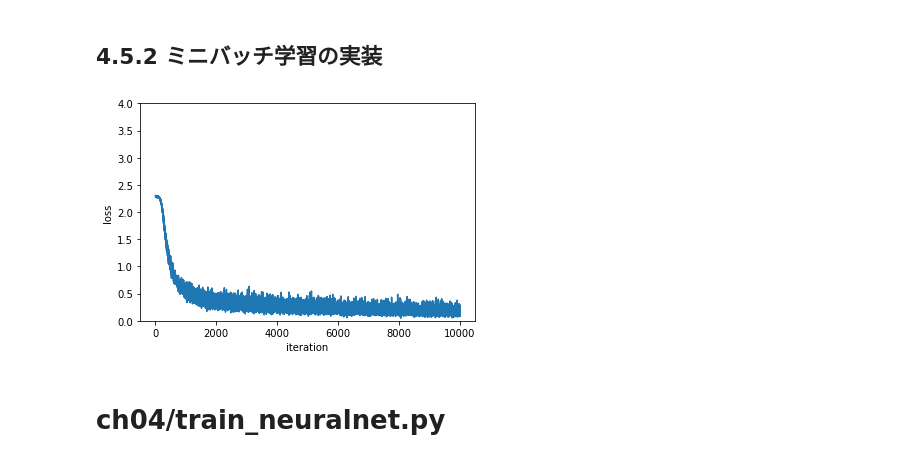
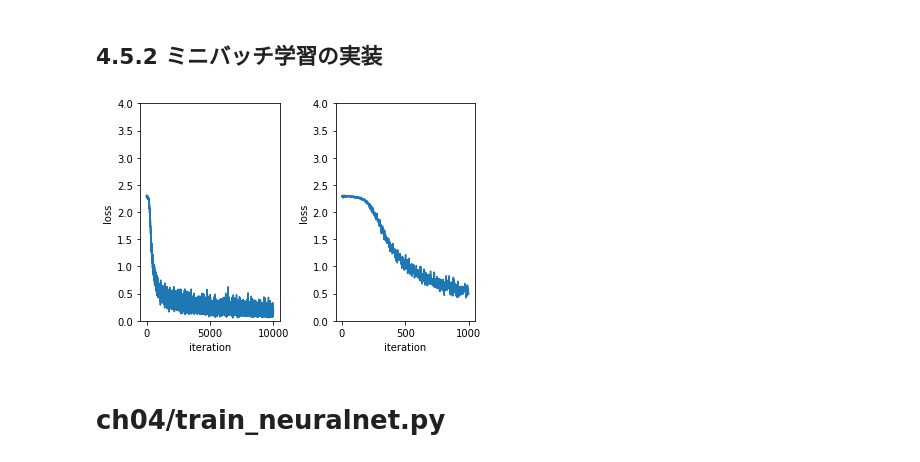
Before and after one commit to okada-tak/deep-learning-from-scratch, a Jupyter notebook: notebooks/ch04.ipynb, the cells around one changed output. Saved outputs shown, nothing was run; the diff lists cells and outputs as text; code cells hidden in the pictures.

```diff
--- a/notebooks/ch04.ipynb
+++ b/notebooks/ch04.ipynb
@@ -671,38 +671,48 @@ from dataset.mnist import load_mnist
 
 train_loss_list = []
 
 iters_num = 10000  # 繰り返しの回数を適宜設定する
 train_size = x_train.shape[0]
 batch_size = 100
 learning_rate = 0.1
 
 network = TwoLayerNet(input_size=784, hidden_size=50, output_size=10)
 
 for i in range(iters_num):
     batch_mask = np.random.choice(train_size, batch_size)
     x_batch = x_train[batch_mask]
     t_batch = t_train[batch_mask]
 
     # 勾配の計算
     # grad = network.numerical_gradient(x_batch, t_batch)
     grad = network.gradient(x_batch, t_batch)
 
     # パラメータの更新
     for key in ('W1', 'b1', 'W2', 'b2'):
         network.params[key] -= learning_rate * grad[key]
 
     loss = network.loss(x_batch, t_batch)
     train_loss_list.append(loss)
 
 # グラフの描画
-plt.plot(train_loss_list[0:10000])
-plt.xlabel("iteration")
-plt.ylabel("loss")
-plt.ylim(0, 4.0)
+fig = plt.figure()
+ax1 = fig.add_subplot(1, 2, 1)
+ax2 = fig.add_subplot(1, 2, 2)
+plt.subplots_adjust(wspace=0.4)
+
+ax1.plot(train_loss_list[0:10000])
+ax1.set_xlabel("iteration")
+ax1.set_ylabel("loss")
+ax1.set_ylim(0, 4.0)
+
+ax2.plot(train_loss_list[0:1000])
+ax2.set_xlabel("iteration")
+ax2.set_ylabel("loss")
+ax2.set_ylim(0, 4.0)
 
 plt.show()
 # %% [output]
-[figure, old version]
+[figure, new version]
 # %% [markdown]
 # ch04/train_neuralnet.py
 # %% [markdown]
```
